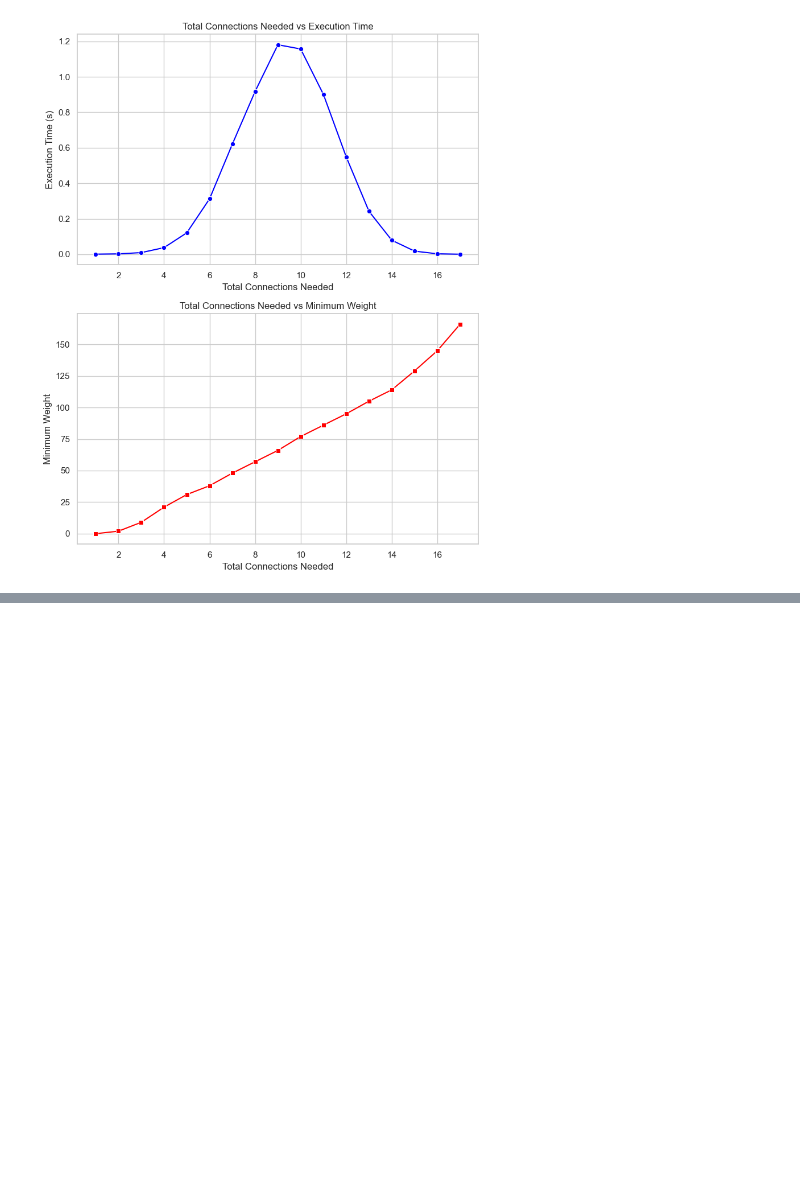
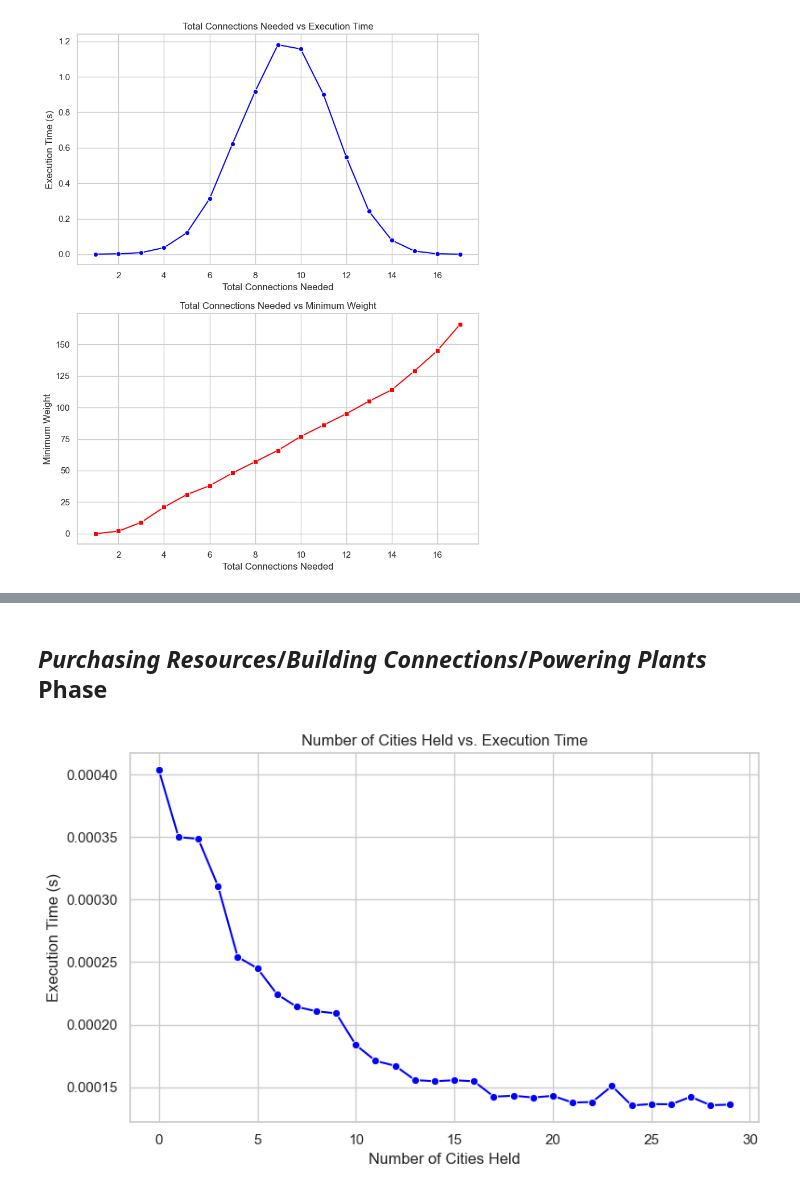
Before and after one commit to Cubified/power_grid, a Jupyter notebook: 00_algorithm_experiments.ipynb, the cells around one changed output, grey strips where cells are left out. Saved outputs shown, nothing was run; the diff lists cells and outputs as text; code cells hidden in the pictures; blank space fills up the shorter version.

```diff
--- a/00_algorithm_experiments.ipynb
+++ b/00_algorithm_experiments.ipynb
@@ -214,8 +220,8 @@ def phase2_purchase_build_power(P, Gp, C, f, ResourceCost, K, B):
     MP, MC, dp, Pp = max_pow(P, f, ResourceCost, K)
 
     i = argmax([
-        min(dp[len(P)][f - Prefix[i]], len(C) + i)
-            for i in range(1, len(Vp) - len(C) + 1)
+        min(dp[len(P)][max(0, f - Prefix[i])], len(C) + i)
+            for i in range(1, min(len(Prefix), len(Vp) - len(C) + 1))
     ])
     M = len(C) + i
 
@@ -225,7 +231,7 @@ def phase2_purchase_build_power(P, Gp, C, f, ResourceCost, K, B):
         j = 0
         i_star = argmax([
             max([f - Prefix[i] - j + B * min(dp[len(P)][j], len(C) + i)])
-                for j in range(0, f - Prefix[i] + 1)
+                for j in range(0, max(0, f - Prefix[i] + 1))
         ])
 
     e = mst[0:(i_star + 1)]
@@ -399,0 +520,37 @@ plt.show()
+# %% [markdown]
+## *Purchasing Resources*/*Building Connections*/*Powering Plants* Phase
+# %%
+G = nx.gnp_random_graph(30, 0.3)
+for u, v in G.edges():
+    G.edges[u, v]['weight'] = random.randint(1, 20)
+
+Gp, _ = phase0_solve_kmst(G, 30)
+B = 1
+
+xs = []
+ys = []
+max_c = len(G.nodes)
+n_trials = 20
+for i in range(0, max_c):
+    avg = 0
+    for j in range(n_trials):
+        start = time.time()
+        phase2_purchase_build_power(P_player, Gp, list(G.nodes)[None:0:None][:i], f, ResourceCost, K, B)
+        end = time.time()
+        avg += end - start
+
+    xs.append(i)
+    ys.append(avg / n_trials)
+
+sns.set(style="whitegrid")
+fig, ax = plt.subplots(1, 1, figsize=(8, 5))
+
+sns.lineplot(x=xs, y=ys, marker='o', color='blue', ax=ax)
+ax.set_title("Number of Cities Held vs. Execution Time")
+ax.set_xlabel("Number of Cities Held")
+ax.set_ylabel("Execution Time (s)")
+
+plt.tight_layout()
+plt.show()
+# %% [output]
+[figure, added]
```
Also changed, not shown: parts of 6 cells of this notebook.
